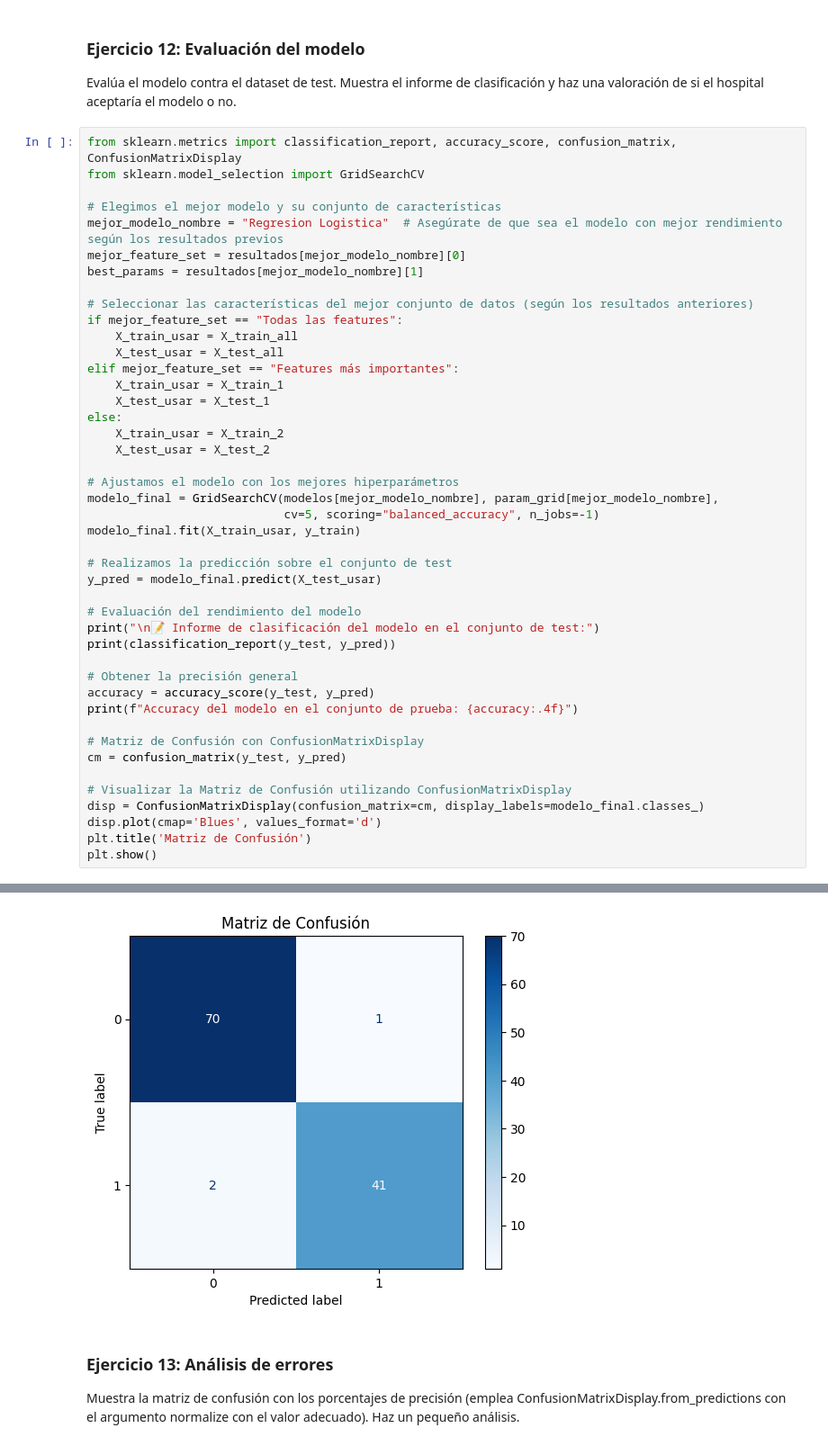
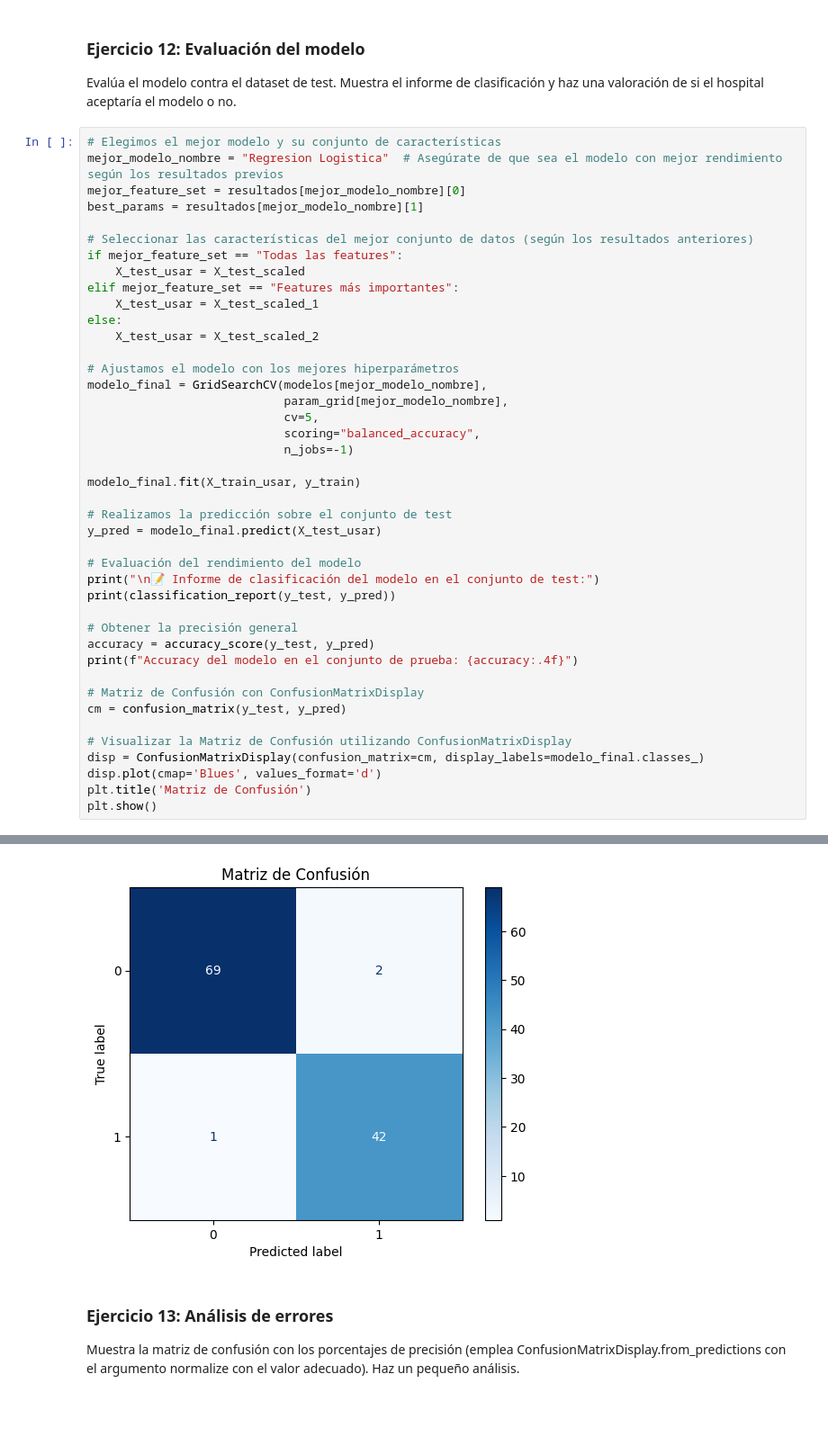
Before and after one commit to rafaneda7/ONLINE_DS_THEBRIDGE_RAFAELNEDA, a Jupyter notebook: Sprint 12 - ML Modelos Supervisados III - Otros Modelos y Repaso/Unidad 2/Ejercicios previos S12U2/13_Ejercicios_Repaso_Clasificacion.ipynb, the cells around one changed output, grey strips where cells are left out. Shown at 90% size. Cells and saved outputs as stored; diff of their text form; blank space fills up the shorter version.

```diff
--- a/Sprint 12 - ML Modelos Supervisados III - Otros Modelos y Repaso/Unidad 2/Ejercicios previos S12U2/13_Ejercicios_Repaso_Clasificacion.ipynb
+++ b/Sprint 12 - ML Modelos Supervisados III - Otros Modelos y Repaso/Unidad 2/Ejercicios previos S12U2/13_Ejercicios_Repaso_Clasificacion.ipynb
@@ -509,9 +514,6 @@ KeyboardInterrupt:
 
 Evalúa el modelo contra el dataset de test. Muestra el informe de clasificación y haz una valoración de si el hospital aceptaría el modelo o no.
 # %%
-from sklearn.metrics import classification_report, accuracy_score, confusion_matrix, ConfusionMatrixDisplay
-from sklearn.model_selection import GridSearchCV
-
 # Elegimos el mejor modelo y su conjunto de características
 mejor_modelo_nombre = "Regresion Logistica"  # Asegúrate de que sea el modelo con mejor rendimiento según los resultados previos
 mejor_feature_set = resultados[mejor_modelo_nombre][0]
@@ -519,18 +521,19 @@ best_params = resultados[mejor_modelo_nombre][1]
 
 # Seleccionar las características del mejor conjunto de datos (según los resultados anteriores)
 if mejor_feature_set == "Todas las features":
-    X_train_usar = X_train_all
-    X_test_usar = X_test_all
+    X_test_usar = X_test_scaled
 elif mejor_feature_set == "Features más importantes":
-    X_train_usar = X_train_1
-    X_test_usar = X_test_1
+    X_test_usar = X_test_scaled_1
 else:
-    X_train_usar = X_train_2
-    X_test_usar = X_test_2
+    X_test_usar = X_test_scaled_2
 
 # Ajustamos el modelo con los mejores hiperparámetros
-modelo_final = GridSearchCV(modelos[mejor_modelo_nombre], param_grid[mejor_modelo_nombre],
-                            cv=5, scoring="balanced_accuracy", n_jobs=-1)
+modelo_final = GridSearchCV(modelos[mejor_modelo_nombre],
+                            param_grid[mejor_modelo_nombre],
+                            cv=5,
+                            scoring="balanced_accuracy",
+                            n_jobs=-1)
+
 modelo_final.fit(X_train_usar, y_train)
 
 # Realizamos la predicción sobre el conjunto de test
@@ -561,10 +564,10 @@ plt.show()
 
     accuracy                           0.97       114
    macro avg       0.97      0.97      0.97       114
 weighted avg       0.97      0.97      0.97       114
 
 Accuracy del modelo en el conjunto de prueba: 0.9737
-[figure, old version]
+[figure, new version]
 # %% [markdown]
 ### Ejercicio 13: Análisis de errores
 
```
Also changed, not shown: parts of 4 cells of this notebook.
